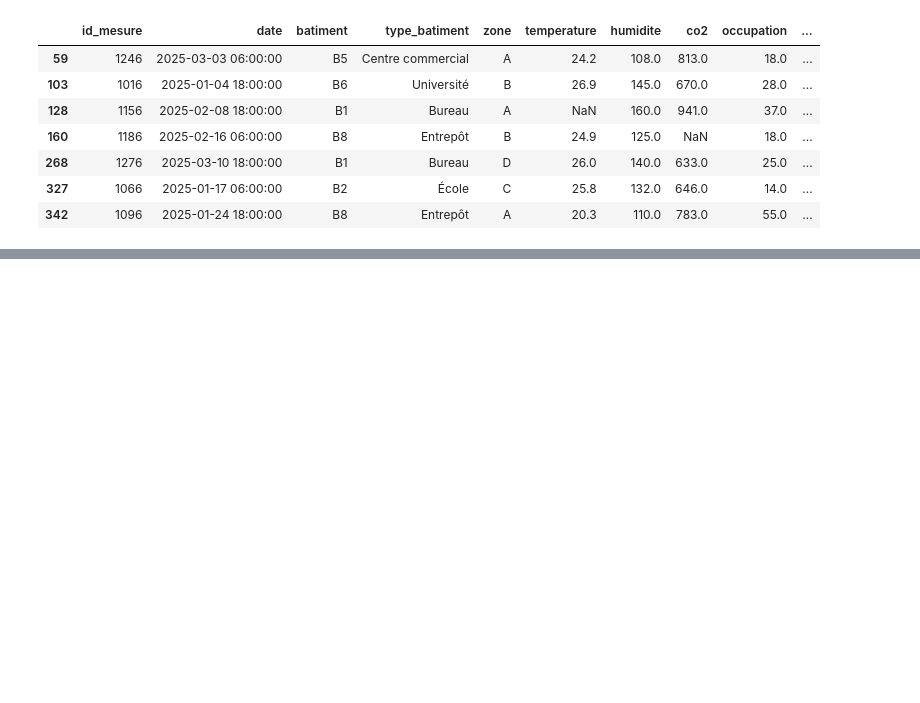
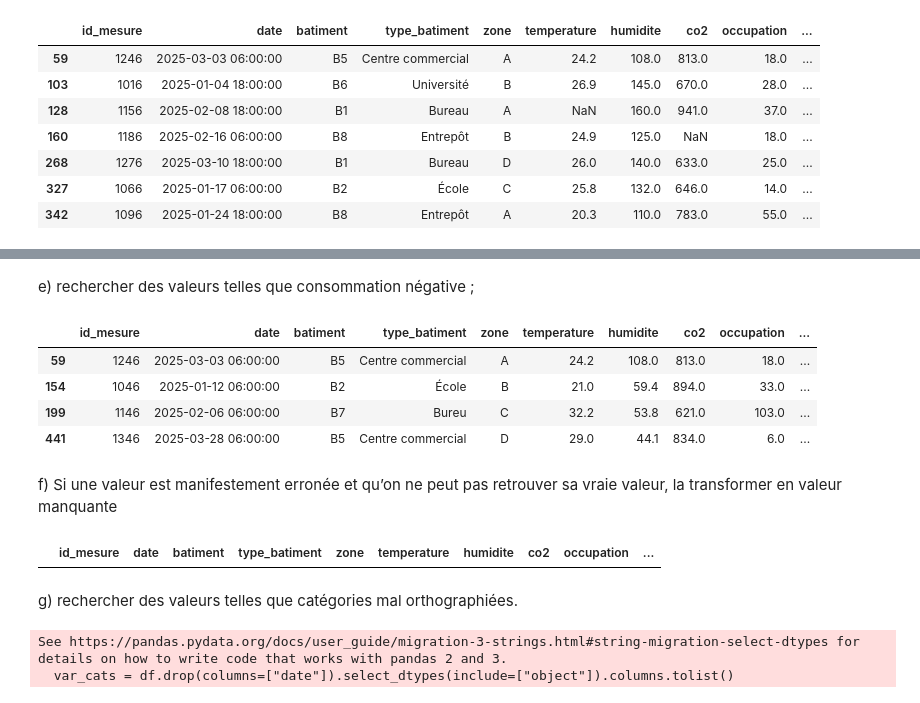
Before and after one commit to khadidiatoungom4-ai/Atelier_Pr-paration_de_donn-es_tabulaires-, a Jupyter notebook: notebooks/atelier_prepa_donnees_tab.ipynb, the cells around one changed output, grey strips where cells are left out. Drawn from its saved outputs; the diff is of its cells as text; code cells hidden in the pictures; blank space fills up the shorter version.

```diff
--- a/notebooks/atelier_prepa_donnees_tab.ipynb
+++ b/notebooks/atelier_prepa_donnees_tab.ipynb
@@ -185,0 +209,12 @@ df[df.humidite >100]
+# %% [markdown]
+e) rechercher des valeurs telles que consommation négative ;
+# %%
+df[df.consommation_kwh <0]
+# %% [output]
+|  | id_mesure | date | batiment | type_batiment | zone | temperature | humidite | co2 | occupation | ... |
+| 59 | 1246 | 2025-03-03 06:00:00 | B5 | Centre commercial | A | 24.2 | 108.0 | 813.0 | 18.0 | ... |
+| 154 | 1046 | 2025-01-12 06:00:00 | B2 | École | B | 21.0 | 59.4 | 894.0 | 33.0 | ... |
+| 199 | 1146 | 2025-02-06 06:00:00 | B7 | Bureu | C | 32.2 | 53.8 | 621.0 | 103.0 | ... |
+| 441 | 1346 | 2025-03-28 06:00:00 | B5 | Centre commercial | D | 29.0 | 44.1 | 834.0 | 6.0 | ... |
+# %% [markdown]
+f) Si une valeur est manifestement erronée et qu’on ne peut pas retrouver sa vraie valeur, la transformer en valeur manquante
@@ -185,0 +227,11 @@ df[df.humidite >100]
+# %%
+df[df.humidite <0]
+# %% [output]
+|  | id_mesure | date | batiment | type_batiment | zone | temperature | humidite | co2 | occupation | ... |
+# %% [markdown]
+g) rechercher des valeurs telles que catégories mal orthographiées.
+# %%
+var_cats = df.drop(columns=["date"]).select_dtypes(include=["object"]).columns.tolist()
+# %% [output]
+See https://pandas.pydata.org/docs/user_guide/migration-3-strings.html#string-migration-select-dtypes for details on how to write code that works with pandas 2 and 3.
+  var_cats = df.drop(columns=["date"]).select_dtypes(include=["object"]).columns.tolist()
```
Also changed, not shown: parts of 20 cells of this notebook.
